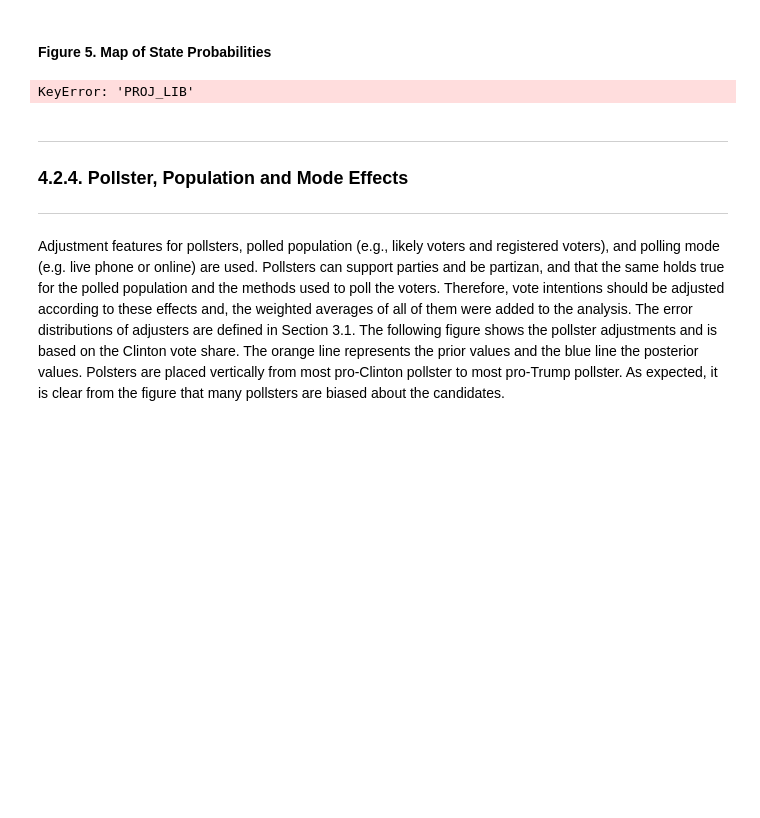
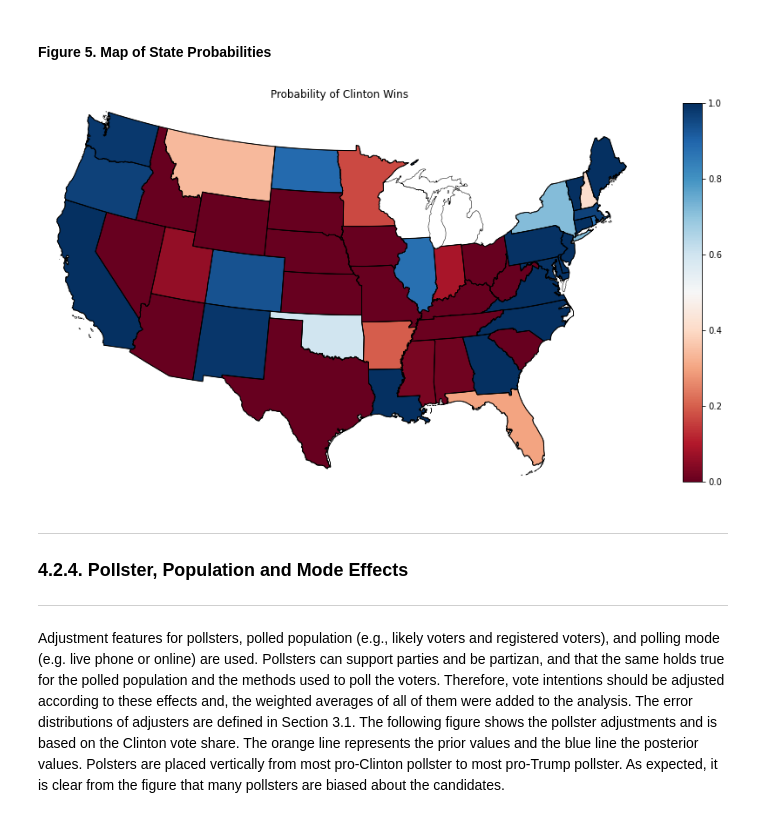
Before and after one commit to OpenSourceEconomics/ose-scientific-computing-course-boomshakalaka, a Jupyter notebook: project notebook.ipynb, the cells around one changed output. Drawn from its saved outputs; the diff is of its cells as text; code cells hidden in the pictures; blank space fills up the shorter version.

```diff
--- a/project notebook.ipynb
+++ b/project notebook.ipynb
@@ -305,9 +278,10 @@ The map below depicts the country, with each state colored by the probability of
 # %% [markdown]
 #### Figure 5. Map of State Probabilities
 # %%
+plt.rcParams["figure.figsize"] = (20,8)
 map_ = elect.get_plots("map", out)
 # %% [output]
-KeyError: 'PROJ_LIB'
+[figure, added]
 # %% [markdown]
 ---
 ### 4.2.4. Pollster, Population and Mode Effects
```
Also changed, not shown: parts of 4 cells of this notebook, 6 other files.
